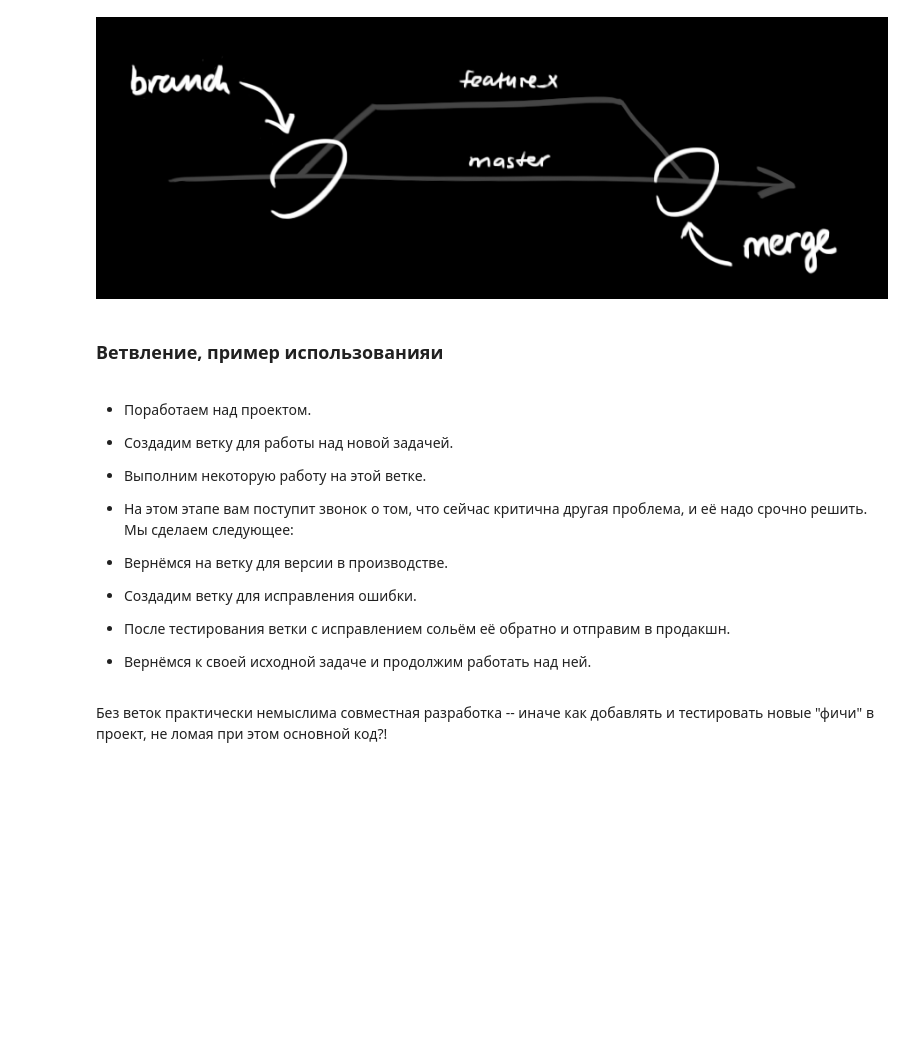
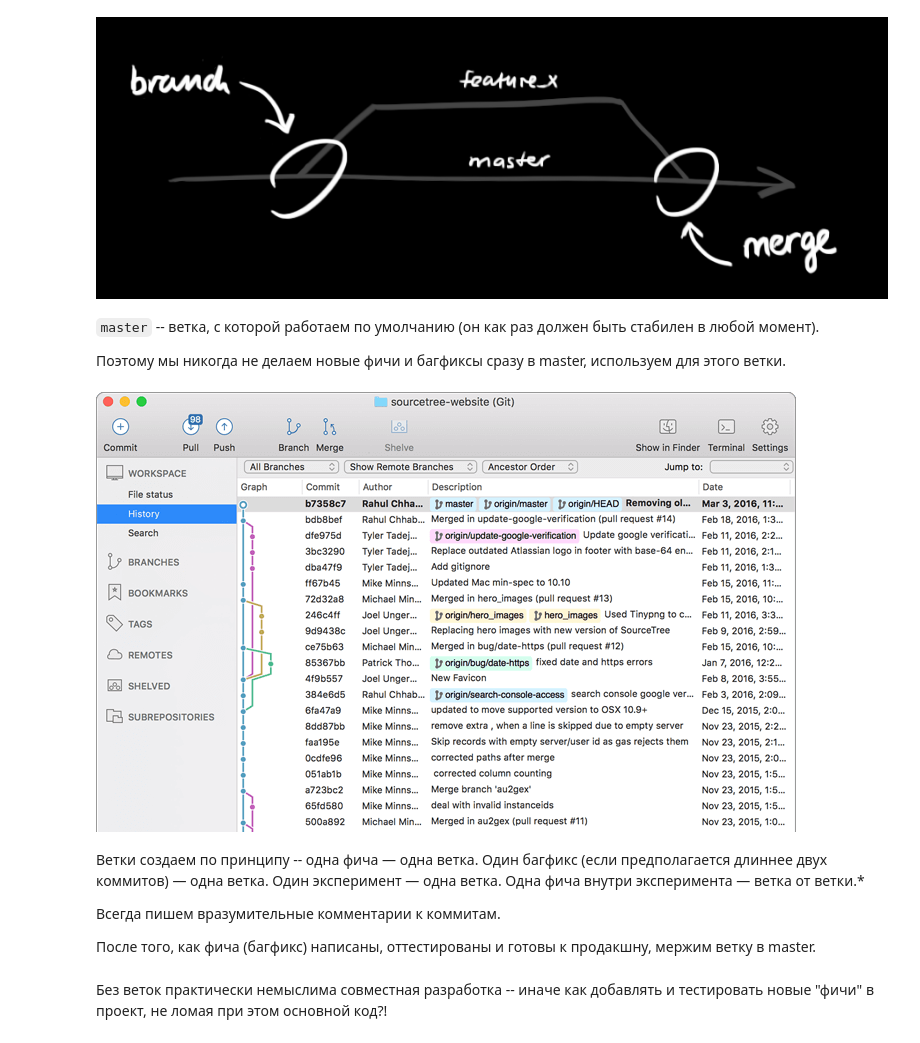
Before and after one commit to vasilyivan12345/python-workshops, a Jupyter notebook: git/lecture.ipynb, the cells around one changed output. Cells and saved outputs as stored; diff of their text form; code cells hidden in the pictures; blank space fills up the shorter version.

Commit message:
FIX: git: added more explanations on why we need VCS and branches

```diff
--- a/git/lecture.ipynb
+++ b/git/lecture.ipynb
@@ -121,18 +128,20 @@ git diff <SHA1> <SHA2>
 Image("images/branches.png")
 # %% [output]
 [figure]
-# %% [markdown]
-### Ветвление, пример использованияи
-# %% [markdown]
-* Поработаем над проектом.
-* Создадим ветку для работы над новой задачей.
-* Выполним некоторую работу на этой ветке.
-* На этом этапе вам поступит звонок о том, что сейчас критична другая проблема, и её надо срочно решить. Мы сделаем следующее:
-
-* Вернёмся на ветку для версии в производстве.
-* Создадим ветку для исправления ошибки.
-* После тестирования ветки с исправлением сольём её обратно и отправим в продакшн.
-* Вернёмся к своей исходной задаче и продолжим работать над ней.
+# %% [markdown]
+`master` -- ветка, с которой работаем по умолчанию (он как раз должен быть стабилен в любой момент).
+
+Поэтому мы никогда не делаем новые фичи и багфиксы сразу в master, используем для этого ветки.
+# %%
+Image("images/branches_ex.png")
+# %% [output]
+[figure, added]
+# %% [markdown]
+Ветки создаем по принципу -- одна фича — одна ветка. Один багфикс (если предполагается длиннее двух коммитов) — одна ветка. Один эксперимент — одна ветка. Одна фича внутри эксперимента — ветка от ветки.*
+
+Всегда пишем вразумительные комментарии к коммитам.
+
+После того, как фича (багфикс) написаны, оттестированы и готовы к продакшну, мержим ветку в master.
 # %% [markdown]
 Без веток практически немыслима совместная разработка -- иначе как добавлять и тестировать новые "фичи" в проект, не ломая при этом основной код?!
 # %% [markdown]
```
Also changed, not shown: parts of 34 cells of this notebook, 10 other files.
